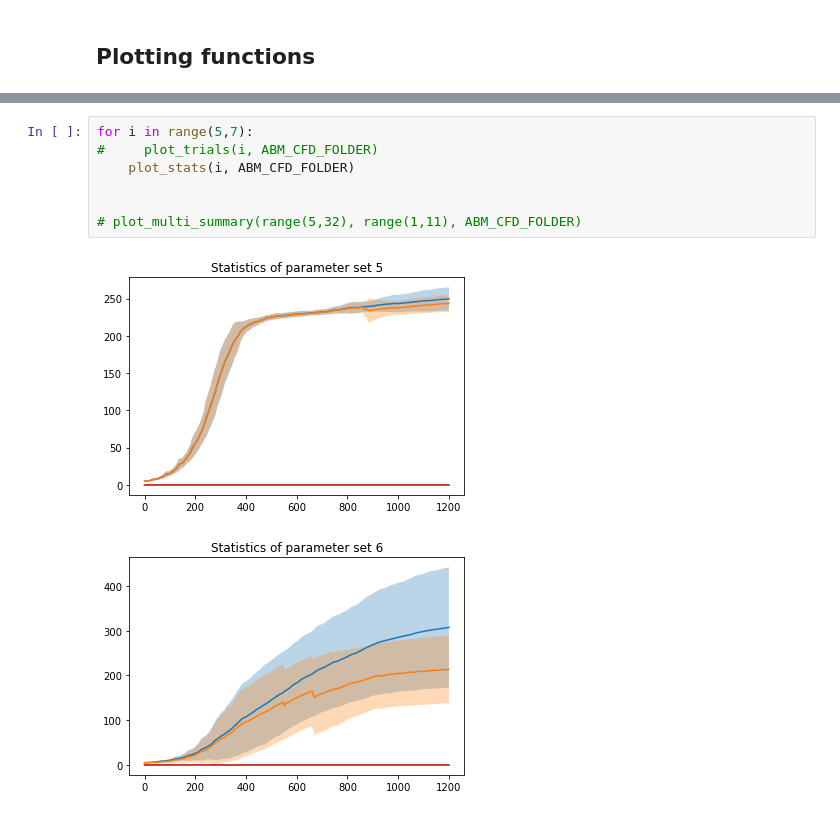
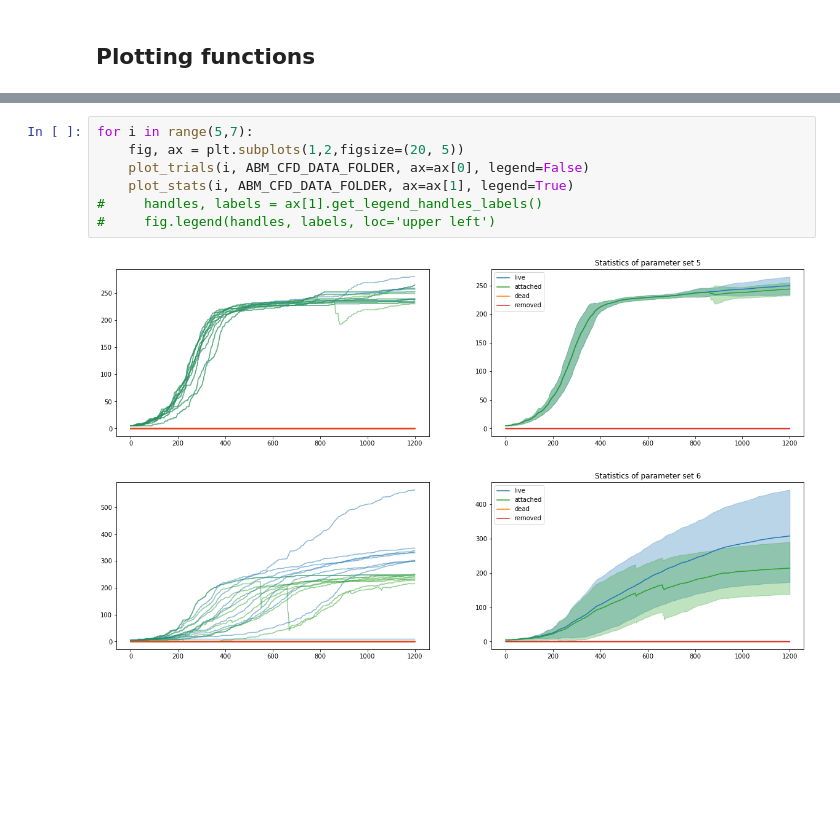
Before and after one commit to TheCMMC/biocellion-tools, a Jupyter notebook: biocellion_output_plotting.ipynb, the cells around one changed output, grey strips where cells are left out. Saved outputs shown, nothing was run; the diff lists cells and outputs as text; blank space fills up the shorter version.

```diff
--- a/biocellion_output_plotting.ipynb
+++ b/biocellion_output_plotting.ipynb
@@ -98,11 +118,11 @@ cell_counts.plot()
-# %%
-for i in range(5,7):
-#     plot_trials(i, ABM_CFD_FOLDER)
-    plot_stats(i, ABM_CFD_FOLDER)
-
-
-# plot_multi_summary(range(5,32), range(1,11), ABM_CFD_FOLDER)
-# %% [output]
-[figure, removed]
-[figure, removed]
+# %%
+for i in range(5,7):
+    fig, ax = plt.subplots(1,2,figsize=(20, 5))
+    plot_trials(i, ABM_CFD_DATA_FOLDER, ax=ax[0], legend=False)
+    plot_stats(i, ABM_CFD_DATA_FOLDER, ax=ax[1], legend=True)
+#     handles, labels = ax[1].get_legend_handles_labels()
+#     fig.legend(handles, labels, loc='upper left')
+# %% [output]
+[figure, added]
+[figure, added]
 # %%
```
Also changed, not shown: parts of 11 cells of this notebook.
